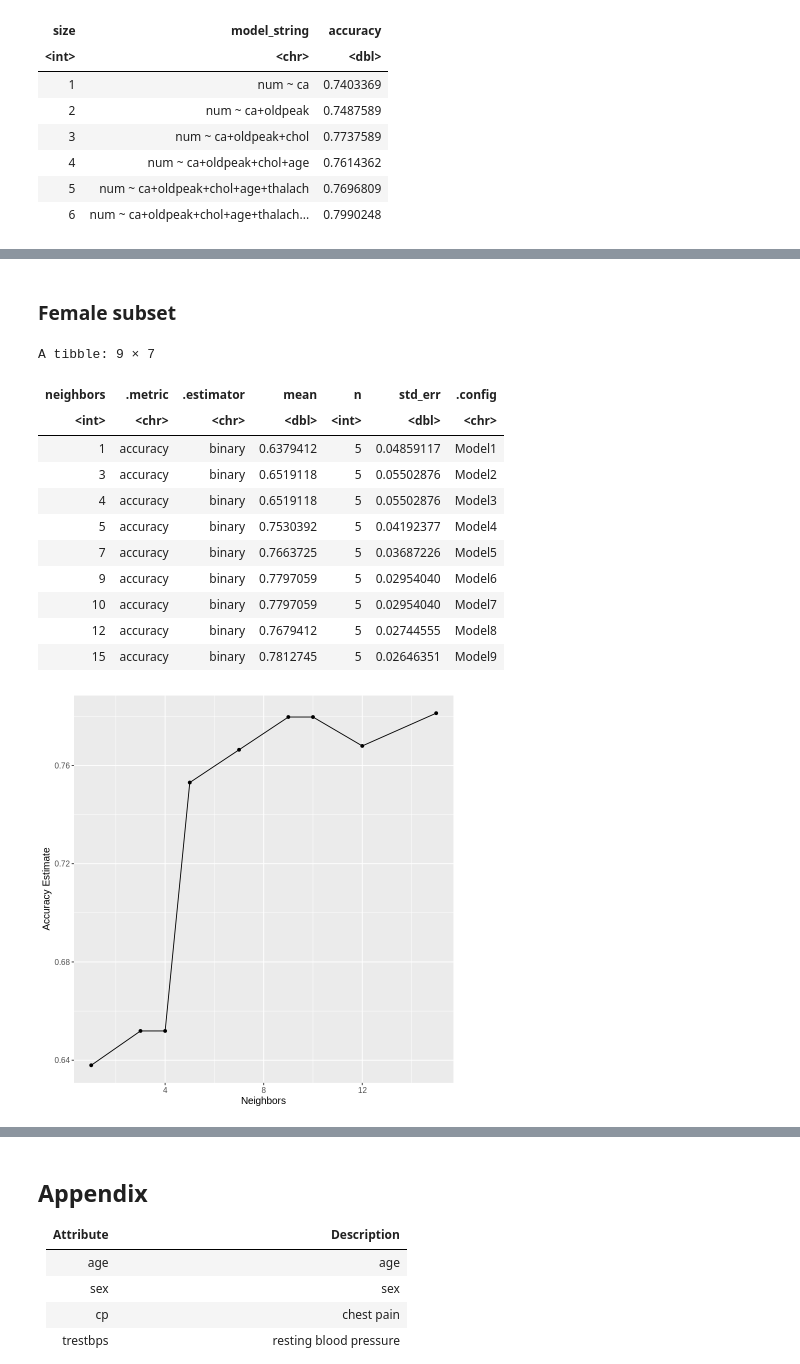
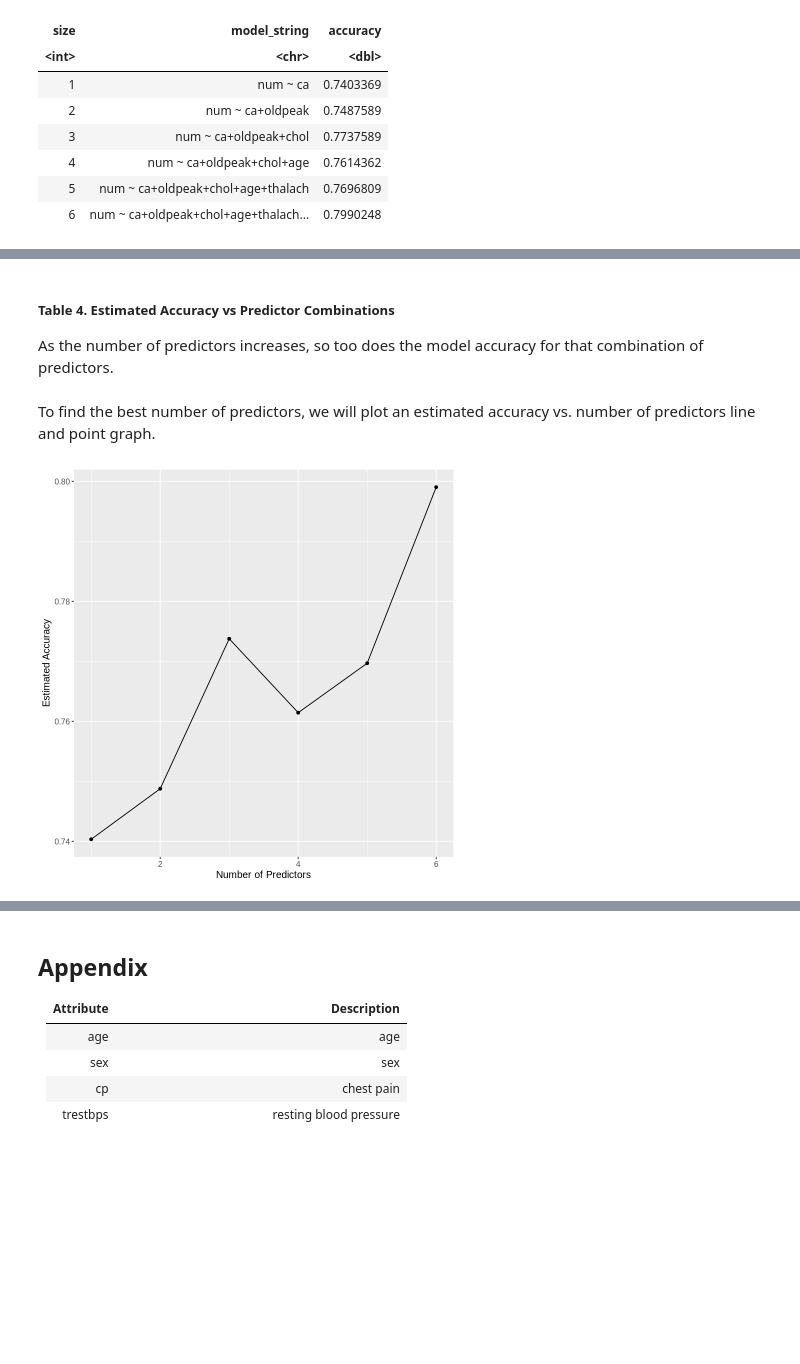
Before and after one commit to Mellaw/DSCI100_T44, a Jupyter notebook: T44_Project.ipynb, the cells around one changed output, grey strips where cells are left out. Cells and saved outputs as stored; diff of their text form; code cells hidden in the pictures; blank space fills up the shorter version.

```diff
--- a/T44_Project.ipynb
+++ b/T44_Project.ipynb
@@ -87,8 +97,9 @@ A tibble: 6 × 8
 # %%
 set.seed(800)
 
-heart_split <- initial_split(data, prop = 0.8, strata = num)
+#Create training and testing datasets
+heart_split <- initial_split(data, prop = 0.80, strata = num)
 heart_train <- training(heart_split)
 heart_test <- testing(heart_split)
 
-head(heart_train)
+#head(heart_train)
@@ -415,53 +402,15 @@ m_heart_test <- testing(m_heart_split)
-# %% [markdown]
-### Female subset
-# %%
-set.seed(800)
-#create the model recipe
-recipe <- recipe(num ~ age + trestbps + chol + thalach + oldpeak + ca,
-                         data = f_heart_train) %>%
-  step_scale(all_predictors()) %>%
-  step_center(all_predictors())
-
-#Create the model specification
-knn_spec <- nearest_neighbor(weight_func = "rectangular",
-                             neighbors = tune()) %>%
-  set_engine("kknn") %>%
-  set_mode("classification")
-
-#Cross-validation
-heart_vfold <- vfold_cv(f_heart_train,
-                        v = 5,
-                        strata = num)
-
-#Combine above steps into a single workflow
-knn_results <- workflow() %>%
-  add_recipe(recipe) %>%
-  add_model(knn_spec) %>%
-  tune_grid(resamples = heart_vfold, grid = 10) %>%
-  collect_metrics()
-
-accuracies_female <- knn_results %>%
-  filter(.metric == "accuracy")
-accuracies_female
-# %% [output]
-A tibble: 9 × 7
-| neighbors | .metric | .estimator | mean | n | std_err | .config |
-| <int> | <chr> | <chr> | <dbl> | <int> | <dbl> | <chr> |
-| 1 | accuracy | binary | 0.6379412 | 5 | 0.04859117 | Model1 |
-| 3 | accuracy | binary | 0.6519118 | 5 | 0.05502876 | Model2 |
-| 4 | accuracy | binary | 0.6519118 | 5 | 0.05502876 | Model3 |
-| 5 | accuracy | binary | 0.7530392 | 5 | 0.04192377 | Model4 |
-| 7 | accuracy | binary | 0.7663725 | 5 | 0.03687226 | Model5 |
-| 9 | accuracy | binary | 0.7797059 | 5 | 0.02954040 | Model6 |
-| 10 | accuracy | binary | 0.7797059 | 5 | 0.02954040 | Model7 |
-| 12 | accuracy | binary | 0.7679412 | 5 | 0.02744555 | Model8 |
-| 15 | accuracy | binary | 0.7812745 | 5 | 0.02646351 | Model9 |
+# %% [markdown]
+##### **Table 4. Estimated Accuracy vs Predictor Combinations**
+As the number of predictors increases, so too does the model accuracy for that combination of predictors.
+# %% [markdown]
+To find the best number of predictors, we will plot an estimated accuracy vs. number of predictors line and point graph.
 # %%
-accuracy_vs_n <- ggplot(accuracies_female, aes(x = neighbors, y = mean)) +
+#Plot the accuracy per number of predictors
+accuracy_vs_predictors <- ggplot(accuracies_fs, aes(x = size, y = accuracy)) +
   geom_point() +
   geom_line() +
-  labs(x = "Neighbors", y = "Accuracy Estimate") +
+  labs(x = "Number of Predictors", y = "Estimated Accuracy") +
   theme(text = element_text(size = 12))
-accuracy_vs_n
+accuracy_vs_predictors
 # %% [output]
-[figure, old version]
+[figure, new version]
```
Also changed, not shown: parts of 40 cells of this notebook.
